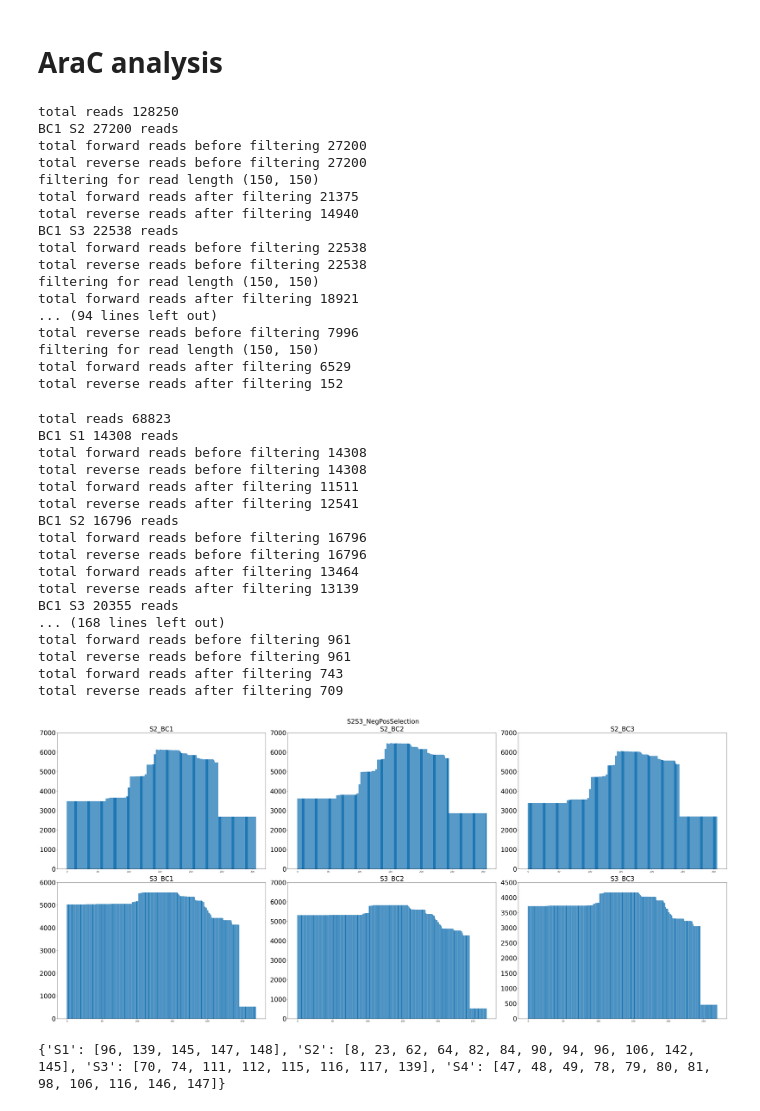
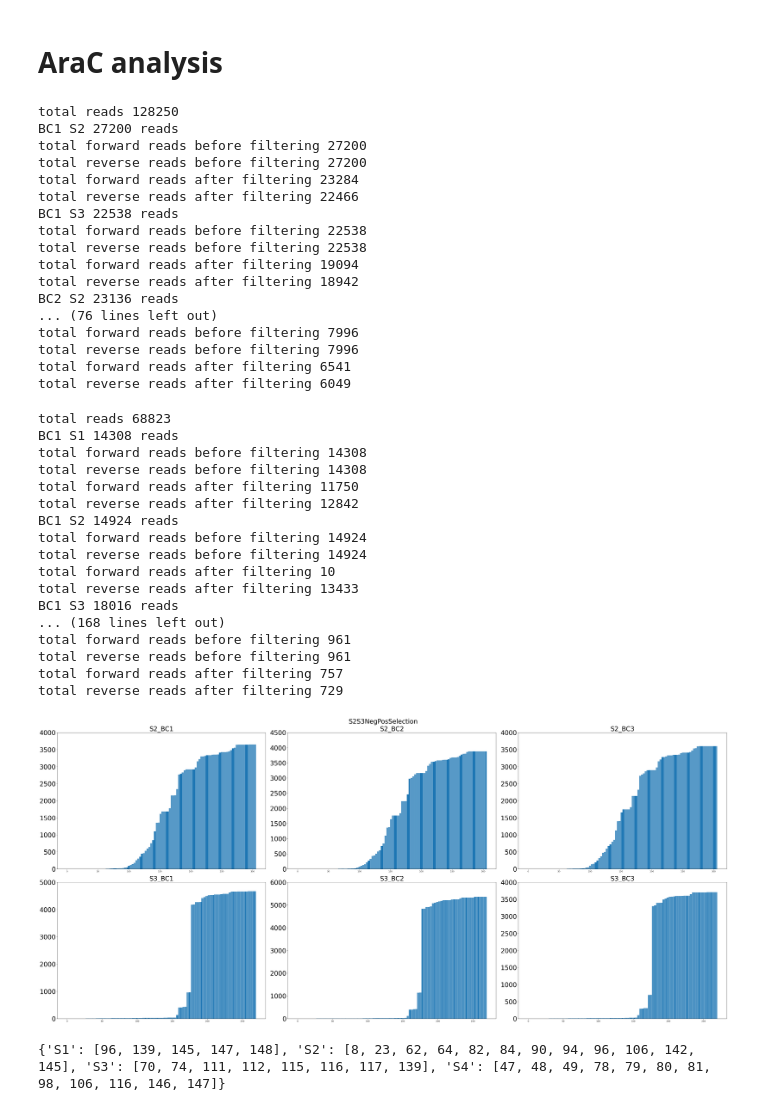
Before and after one commit to AliceHovsepyan/pogo_pance_draft, a Jupyter notebook: DMS_analysis_PACE.ipynb, the cells around one changed output. Cells and saved outputs as stored; diff of their text form; code cells hidden in the pictures.

Commit message:
some minor changes after rep run S2,3

```diff
--- a/DMS_analysis_PACE.ipynb
+++ b/DMS_analysis_PACE.ipynb
@@ -136,7 +136,8 @@ R5_Pool_AA_annot = AA_berfore_AraC_start + AA_AraC_part1 + AA_linker1 + AA_Lov2
 # %% [markdown]
 # AraC analysis
 # %%
-remove_read_qualities = ['!', '"', '#', '$', '%', '&', "'", '(', ')', '*', '+', ',', '-', ]#'.', '/']
+remove_read_qualities = ['!', '"', '#', '$', '%', '&', "'", '(', ')', '*','+', ',', '-', '.', '/', '0', '1', '2', '3', '4', '5']
+remove_read_qualities =['!', '"', '#', '$', '%', '&', "'", '(', ')', '*', '+', ',', '-', '.', '/']
 variant1 ="MutS2S3_2"#"MutS2S3_2"#"S2S3alt3cyclesmut"
 variant1_used_BCs = ["BC1", "BC2", "BC3"]
 
@@ -160,11 +161,11 @@ Sections = ["S2", "S3"]
 
 a_seq, b_seq, _, _, a_ids, b_ids= read_sequences(variant = variant1, arbitrary_cutoff_a = False, arbitrary_cutoff_b = False, catch_left=catch_left, catch_right=catch_right, return_qualities_ids=True, quality_score=remove_read_qualities)
 
-Mutagenesis_reads, Mut_ids_Dict = demultiplex_reads(a_seq, b_seq, ref_gene,Barcodes=Barcodes, Primer_seq=Primer_seq, used_Barcodes = variant1_used_BCs, Sections =Sections, max_mismatch_primerseq = 3, filter_for_n_mut = True, n_mut_treshold = 10, a_ids=a_ids, b_ids=b_ids, filter_for_read_len=True, read_len_treshold= (150, 150))
+Mutagenesis_reads, Mut_ids_Dict = demultiplex_reads(a_seq, b_seq, ref_gene,Barcodes=Barcodes, Primer_seq=Primer_seq, used_Barcodes = variant1_used_BCs, Sections =Sections, max_mismatch_primerseq = 3, filter_for_n_mut = True, n_mut_treshold = 10, a_ids=a_ids, b_ids=b_ids, filter_for_read_len=True, read_len_treshold= None)#(150, 150)
 
 a_seq, b_seq, _, _, a_ids, b_ids = read_sequences(variant = variant2, arbitrary_cutoff_a = False, arbitrary_cutoff_b = False, catch_left=catch_left, catch_right=catch_right, return_qualities_ids=True, quality_score=remove_read_qualities)
 
-NegPosSelection_reads, NegPos_ids = demultiplex_reads(a_seq, b_seq, ref_gene,Barcodes=Barcodes, Primer_seq=Primer_seq, used_Barcodes = variant2_used_BCs, Sections = Sections, max_mismatch_primerseq = 3, filter_for_n_mut = True, n_mut_treshold = 10, a_ids=a_ids, b_ids=b_ids,  filter_for_read_len=True, read_len_treshold= (150,150))
+NegPosSelection_reads, NegPos_ids = demultiplex_reads(a_seq, b_seq, ref_gene,Barcodes=Barcodes, Primer_seq=Primer_seq, used_Barcodes = variant2_used_BCs, Sections = Sections, max_mismatch_primerseq = 3, filter_for_n_mut = True, n_mut_treshold = 10, a_ids=a_ids, b_ids=b_ids,  filter_for_read_len=True, read_len_treshold= None)
 
 all_reads = {**{variant1+"_"+key : value for key, value in Mutagenesis_reads.items()},**{variant2+"_"+key : value for key, value in NegPosSelection_reads.items()}}
 
@@ -198,22 +199,24 @@ total reads 128250
 BC1 S2 27200 reads
 total forward reads before filtering 27200
 total reverse reads before filtering 27200
-filtering for read length (150, 150)
-total forward reads after filtering 21375
-total reverse reads after filtering 14940
+total forward reads after filtering 23284
+total reverse reads after filtering 22466
 BC1 S3 22538 reads
 total forward reads before filtering 22538
 total reverse reads before filtering 22538
-filtering for read length (150, 150)
-total forward reads after filtering 18921
-... (94 lines left out)
+total forward reads after filtering 19094
+total reverse reads after filtering 18942
+BC2 S2 23136 reads
+... (76 lines left out)
+total forward reads before filtering 7996
 total reverse reads before filtering 7996
-filtering for read length (150, 150)
-total forward reads after filtering 6529
-total reverse reads after filtering 152
+total forward reads after filtering 6541
+total reverse reads after filtering 6049
 # %%
 ### make sure to run the second code chunk before this one, since the primer dict could have been updated during analysis of the repeated seq run of S2, S3
-remove_read_qualities = ['!', '"', '#', '$', '%', '&', "'", '(', ')', '*', '+', ',', '-', ]#'.', '/']
+#remove_read_qualities = ['!', '"', '#', '$', '%', '&', "'", '(', ')', '*', '+', ',', '-', '.', '/', '0']
+#remove_read_qualities = ['!', '"', '#', '$', '%', '&', "'", '(', ')', '*','+', ',', '-', '.', '/', '0', '1', '2', '3', '4', '5']
+
 variant1 = "Cycle2Mutagenesis"
 variant1_used_BCs = ["BC1"] #["BC1", "BC2"]
 
@@ -229,26 +232,30 @@ variant4_used_BCs = ["BC1", "BC2", "BC3", "BC4"]
 catch_left = catch_left
 catch_right = catch_right
 
+## variant1
 a_seq, b_seq, _, _, a_ids, b_ids= read_sequences(variant = variant1, arbitrary_cutoff_a = False, arbitrary_cutoff_b = False, catch_left=catch_left, catch_right=catch_right, return_qualities_ids=True, quality_score=remove_read_qualities)
 ref_gene = R5_Pool_seq
 
-Cycle2Mutagenesis_reads, Cycle2Mut_ids_Dict = demultiplex_reads(a_seq, b_seq, ref_gene,Barcodes=Barcodes, Primer_seq=Primer_seq, used_Barcodes = variant1_used_BCs, Sections = ["S1", "S2", "S3", "S4"], max_mismatch_primerseq = 3, filter_for_n_mut = True, n_mut_treshold = 10, a_ids=a_ids, b_ids=b_ids)
+Cycle2Mutagenesis_reads, Cycle2Mut_ids_Dict = demultiplex_reads(a_seq, b_seq, ref_gene,Barcodes=Barcodes, Primer_seq=Primer_seq, used_Barcodes = variant1_used_BCs, Sections = ["S1", "S2", "S3", "S4"], max_mismatch_primerseq = 3, filter_for_n_mut = True, n_mut_treshold = 10, a_ids=a_ids, b_ids=b_ids,  read_len_treshold= None)#(150, 150)
 
 
+## variant2
+a_seq, b_seq, _, _, a_ids, b_ids = read_sequences(variant = variant2, arbitrary_cutoff_a = False, arbitrary_cutoff_b = False, catch_left=catch_left, catch_right=catch_right, return_qualities_ids=True, quality_score=remove_read_qualities)
+
+Cycle2NegPosSelection_reads, Cycle2NegPos_ids = demultiplex_reads(a_seq, b_seq, ref_gene,Barcodes=Barcodes, Primer_seq=Primer_seq, used_Barcodes = variant2_used_BCs, Sections = ["S1", "S2", "S3", "S4"], max_mismatch_primerseq = 3, filter_for_n_mut = True, n_mut_treshold = 10, a_ids=a_ids, b_ids=b_ids,read_len_treshold= None)
+
+
+## variant3
 a_seq, b_seq, _, _, a_ids, b_ids= read_sequences(variant = variant3, arbitrary_cutoff_a = False, arbitrary_cutoff_b = False, catch_left=catch_left, catch_right=catch_right, return_qualities_ids=True, quality_score=remove_read_qualities)
 ref_gene = R5_Pool_seq
 
-Mutagenesis_reads, Mut_ids_Dict = demultiplex_reads(a_seq, b_seq, ref_gene,Barcodes=Barcodes, Primer_seq=Primer_seq, used_Barcodes = variant3_used_BCs, Sections = ["S1", "S2", "S3", "S4"], max_mismatch_primerseq = 3, filter_for_n_mut = True, n_mut_treshold = 10, a_ids=a_ids, b_ids=b_ids)
+Mutagenesis_reads, Mut_ids_Dict = demultiplex_reads(a_seq, b_seq, ref_gene,Barcodes=Barcodes, Primer_seq=Primer_seq, used_Barcodes = variant3_used_BCs, Sections = ["S1", "S2", "S3", "S4"], max_mismatch_primerseq = 3, filter_for_n_mut = True, n_mut_treshold = 10, a_ids=a_ids, b_ids=b_ids,read_len_treshold= None)#(150, 150)
 
 
-a_seq, b_seq, _, _, a_ids, b_ids = read_sequences(variant = variant2, arbitrary_cutoff_a = False, arbitrary_cutoff_b = False, catch_left=catch_left, catch_right=catch_right, return_qualities_ids=True, quality_score=remove_read_qualities)
-
-Cycle2NegPosSelection_reads, Cycle2NegPos_ids = demultiplex_reads(a_seq, b_seq, ref_gene,Barcodes=Barcodes, Primer_seq=Primer_seq, used_Barcodes = variant2_used_BCs, Sections = ["S1", "S2", "S3", "S4"], max_mismatch_primerseq = 3, filter_for_n_mut = True, n_mut_treshold = 10, a_ids=a_ids, b_ids=b_ids)
-
-
+## variant 4
 a_seq, b_seq, _, _, a_ids, b_ids = read_sequences(variant = variant4, arbitrary_cutoff_a = False, arbitrary_cutoff_b = False, catch_left=catch_left, catch_right=catch_right, return_qualities_ids=True, quality_score=remove_read_qualities)
 
-NegPosSelection_reads, NegPos_ids = demultiplex_reads(a_seq, b_seq, ref_gene,Barcodes=Barcodes, Primer_seq=Primer_seq, used_Barcodes = variant4_used_BCs, Sections = ["S1", "S2", "S3", "S4"], max_mismatch_primerseq = 3, filter_for_n_mut = True, n_mut_treshold = 10, a_ids=a_ids, b_ids=b_ids)
+NegPosSelection_reads, NegPos_ids = demultiplex_reads(a_seq, b_seq, ref_gene,Barcodes=Barcodes, Primer_seq=Primer_seq, used_Barcodes = variant4_used_BCs, Sections = ["S1", "S2", "S3", "S4"], max_mismatch_primerseq = 3, filter_for_n_mut = True, n_mut_treshold = 10, a_ids=a_ids, b_ids=b_ids,  read_len_treshold= None)
 
 
 all_reads = {**{variant1+"_"+key : value for key, value in Cycle2Mutagenesis_reads.items()},
@@ -259,7 +266,7 @@ all_reads = {**{variant1+"_"+key : value for key, value in Cycle2Mutagenesis_rea
 # all_ids = {**{variant1+"_"+key : value for key, value in Mut_ids_Dict.items()},
 #            **{variant2+"_"+key : value for key, value in NegPos_ids.items()}}
 
-samples = ["Mutagenesis_BC1", "NegPosSelection_BC1", "NegPosSelection_BC2", "Cycle2Mutagenesis_BC1","Cycle2NegPos_BC1", "Cycle2NegPos_BC2","Mutagenesis_BC2", "NegPosSelection_BC3", "NegPosSelection_BC4"]
+samples = ["Mutagenesis_BC1", "NegPosSelection_BC1", "NegPosSelection_BC2", "Cycle2Mutagenesis_BC1", "Cycle2NegPos_BC1", "Cycle2NegPos_BC2","Mutagenesis_BC2", "NegPosSelection_BC3", "NegPosSelection_BC4"]
 
 plt_titles =["Mutagenesis cycle 1", "Negative selection cycle 1", "Positive selection cycle 1", "Mutagenesis cycle 2", "Negative selection cycle 2", "Positive selection cycle 2","Mutagenesis cycle 3", "Negative selection cycle 3", "Positive selection cycle 3"]
 
@@ -269,55 +276,55 @@ total reads 68823
 BC1 S1 14308 reads
 total forward reads before filtering 14308
 total reverse reads before filtering 14308
-total forward reads after filtering 11511
-total reverse reads after filtering 12541
-BC1 S2 16796 reads
-total forward reads before filtering 16796
-total reverse reads before filtering 16796
-total forward reads after filtering 13464
-total reverse reads after filtering 13139
-BC1 S3 20355 reads
+total forward reads after filtering 11750
+total reverse reads after filtering 12842
+BC1 S2 14924 reads
+total forward reads before filtering 14924
+total reverse reads before filtering 14924
+total forward reads after filtering 10
+total reverse reads after filtering 13433
+BC1 S3 18016 reads
 ... (168 lines left out)
 total forward reads before filtering 961
 total reverse reads before filtering 961
-total forward reads after filtering 743
-total reverse reads after filtering 709
+total forward reads after filtering 757
+total reverse reads after filtering 729
 # %%
 ## figure with plots of coverages:
 read_dictionary =NegPosSelection_reads#Mutagenesis_reads#
-plt_title = "S2S3_NegPosSelection"
+plt_title = "S2S3NegPosSelection"
 used_Barcodes = ["BC1", "BC2", "BC3"]#, "BC4", "BC5", "BC6"]
-Sections = ["S2", "S3"]
+#Sections = ["S1", "S2", "S3", "S4"]
 
 fig, axs = plt.subplots( len(Sections),len(used_Barcodes), figsize=(15*len(used_Barcodes), 10*len(Sections)), layout='constrained')
 
 for Bc in used_Barcodes:
     for Section in  Sections:
         name = f"{Bc}_{Section}"
 
         tripl_st = Primer_out_of_triplets[Section+"_fwd"]
         tripl_end = Primer_out_of_triplets[Section+"_rev"]
         ref_section = find_reference_seq(ref_gene=ref_gene, Primer_seq=Primer_seq, Section=Section,Primer_out_of_triplets=Primer_out_of_triplets)
 
         a_seq = read_dictionary[f"{Bc}_{Section}_R1"]
         b_seq = read_dictionary[f"{Bc}_{Section}_R2"]
 
-        seq_variants = gather_nt_variants(a_seq=a_seq, b_seq = b_seq, catch_left=Barcodes[f"{Bc}_fwd"]+Primer_seq[Section + "_fwd"][:tripl_st],catch_right=dna_rev_comp(Barcodes[f"{Bc}_rev"]+Primer_seq[Section+"_rev"][:tripl_end]), ref=ref_section)
+        seq_variants = gather_nt_variants(a_seq=a_seq, b_seq = b_seq, catch_left=Barcodes[f"{Bc}_fwd"]+Primer_seq[Section + "_fwd"][:tripl_st],catch_right=dna_rev_comp(Barcodes[f"{Bc}_rev"]+Primer_seq[Section+"_rev"][:tripl_end]), ref=ref_section, use_forward_read=False)
 
         seq_variants= pd.DataFrame.from_dict(seq_variants).sum()
 
 
         ax = axs[Sections.index(Section), used_Barcodes.index(Bc)]
         ax.bar(seq_variants.index, seq_variants)
         ax.set_yticks(ax.get_yticks())
         ax.set_yticklabels([int(tick) for tick in ax.get_yticks()], fontsize = 30)
         ax.set_title(f'{Section}_{Bc}', fontsize = 30)
 
 fig.suptitle(plt_title, fontsize = 30)
 #plt.savefig(f'/Users/annavonbachmann/Documents/GitHub/DMS_analysis/output/PACE/Mutagenesis_final_DNA_coverage.pdf')
 plt.show()
 # %% [output]
-[figure, old version]
+[figure, new version]
 # %%
 import functions_
 reload(functions_)
```
Also changed, not shown: parts of 12 cells of this notebook, 1 other file.
